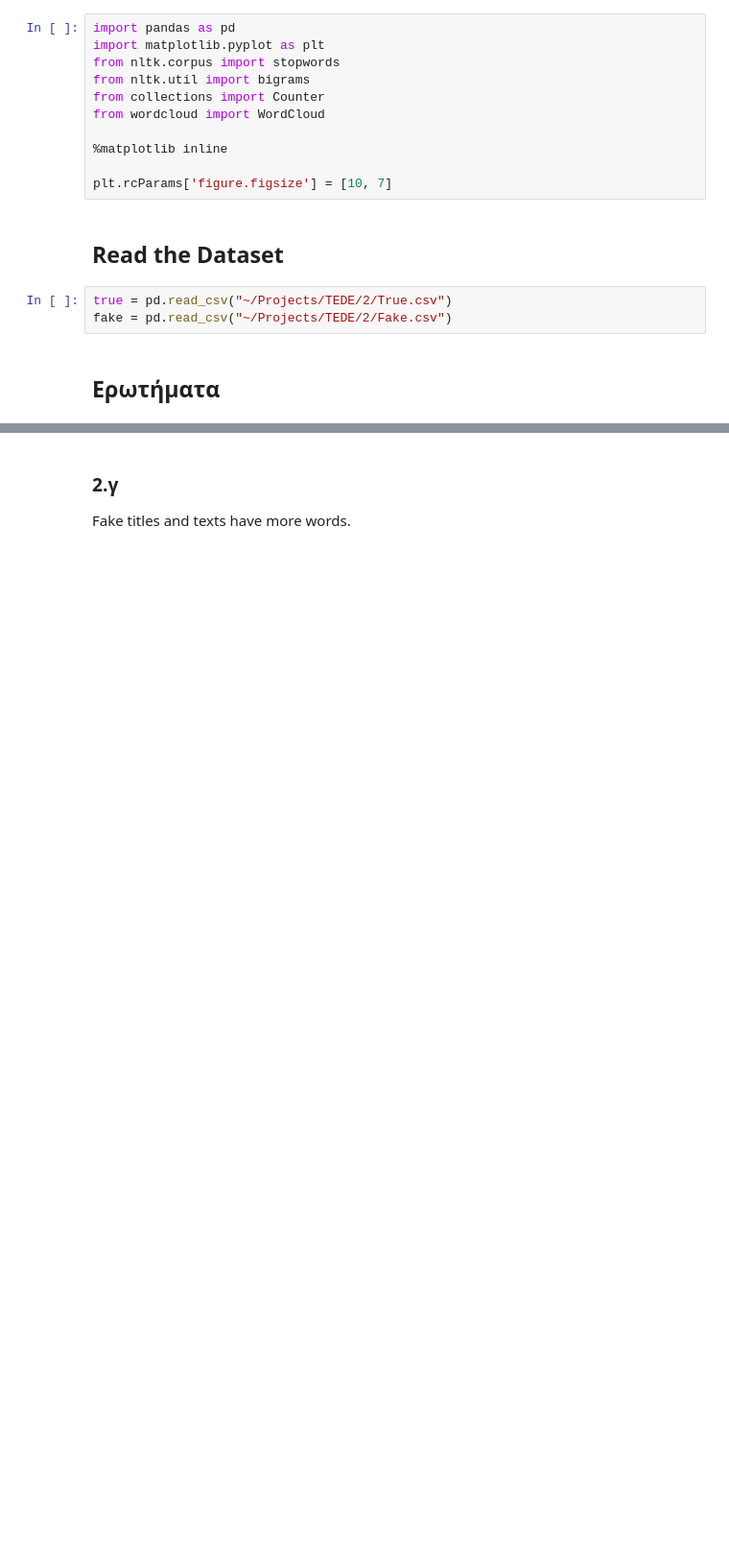
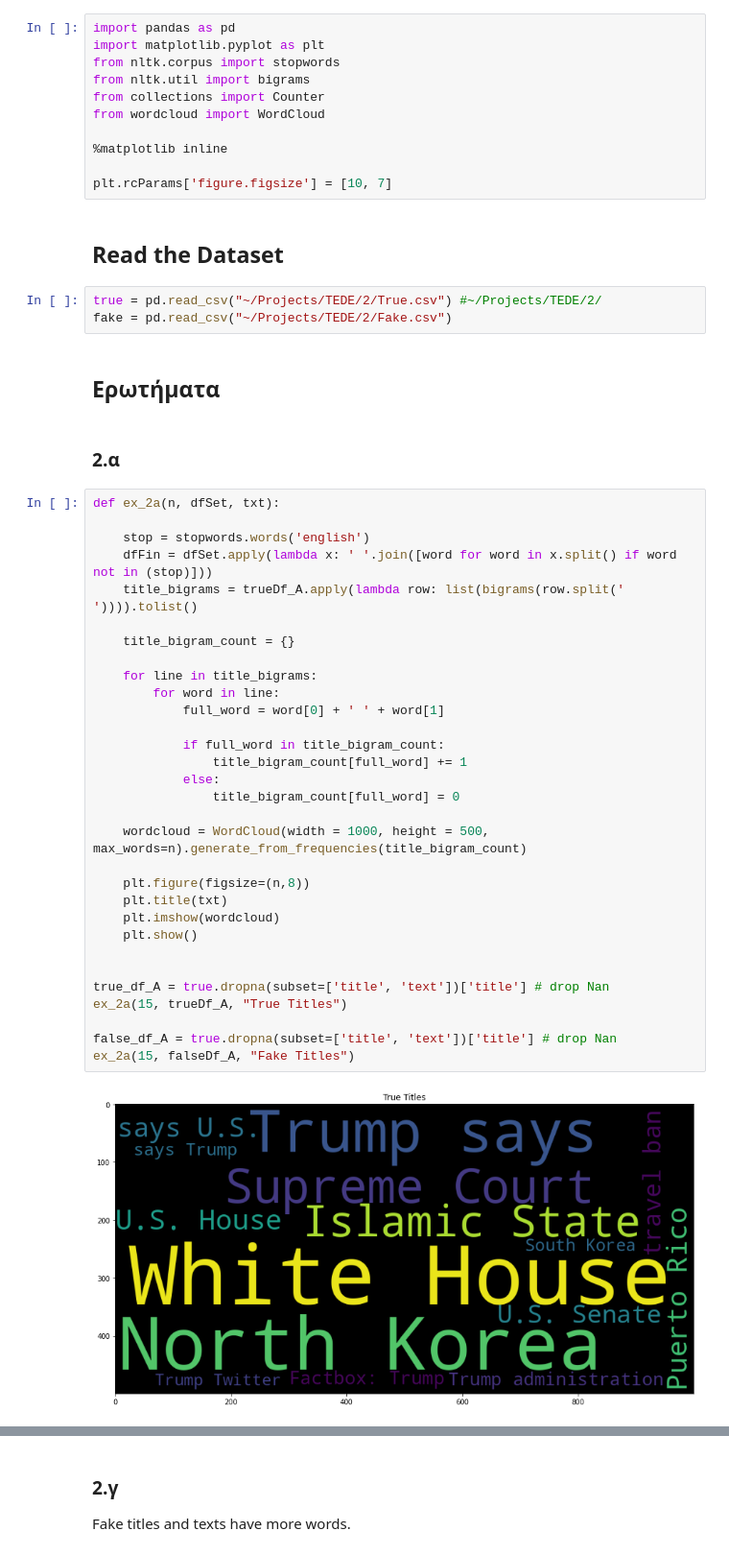
Before and after one commit to Uni-2018-n/tede_2, a Jupyter notebook: main.ipynb, the cells around one changed output, grey strips where cells are left out. Shown at 96% size. Cells and saved outputs as stored; diff of their text form; blank space fills up the shorter version.

```diff
--- a/main.ipynb
+++ b/main.ipynb
@@ -14,7 +14,42 @@ plt.rcParams['figure.figsize'] = [10, 7]
 # %% [markdown]
 ## Read the Dataset
 # %%
-true = pd.read_csv("~/Projects/TEDE/2/True.csv")
+true = pd.read_csv("~/Projects/TEDE/2/True.csv") #~/Projects/TEDE/2/
 fake = pd.read_csv("~/Projects/TEDE/2/Fake.csv")
 # %% [markdown]
 ## Ερωτήματα
+# %% [markdown]
+### 2.α
+# %%
+def ex_2a(n, dfSet, txt):
+
+    stop = stopwords.words('english')
+    dfFin = dfSet.apply(lambda x: ' '.join([word for word in x.split() if word not in (stop)]))
+    title_bigrams = trueDf_A.apply(lambda row: list(bigrams(row.split(' ')))).tolist()
+
+    title_bigram_count = {}
+
+    for line in title_bigrams:
+        for word in line:
+            full_word = word[0] + ' ' + word[1]
+
+            if full_word in title_bigram_count:
+                title_bigram_count[full_word] += 1
+            else:
+                title_bigram_count[full_word] = 0
+
+    wordcloud = WordCloud(width = 1000, height = 500, max_words=n).generate_from_frequencies(title_bigram_count)
+
+    plt.figure(figsize=(n,8))
+    plt.title(txt)
+    plt.imshow(wordcloud)
+    plt.show()
+
+
+true_df_A = true.dropna(subset=['title', 'text'])['title'] # drop Nan
+ex_2a(15, trueDf_A, "True Titles")
+
+false_df_A = true.dropna(subset=['title', 'text'])['title'] # drop Nan
+ex_2a(15, falseDf_A, "Fake Titles")
+# %% [output]
+[figure, added]
```
Also changed, not shown: parts of 5 cells of this notebook.
